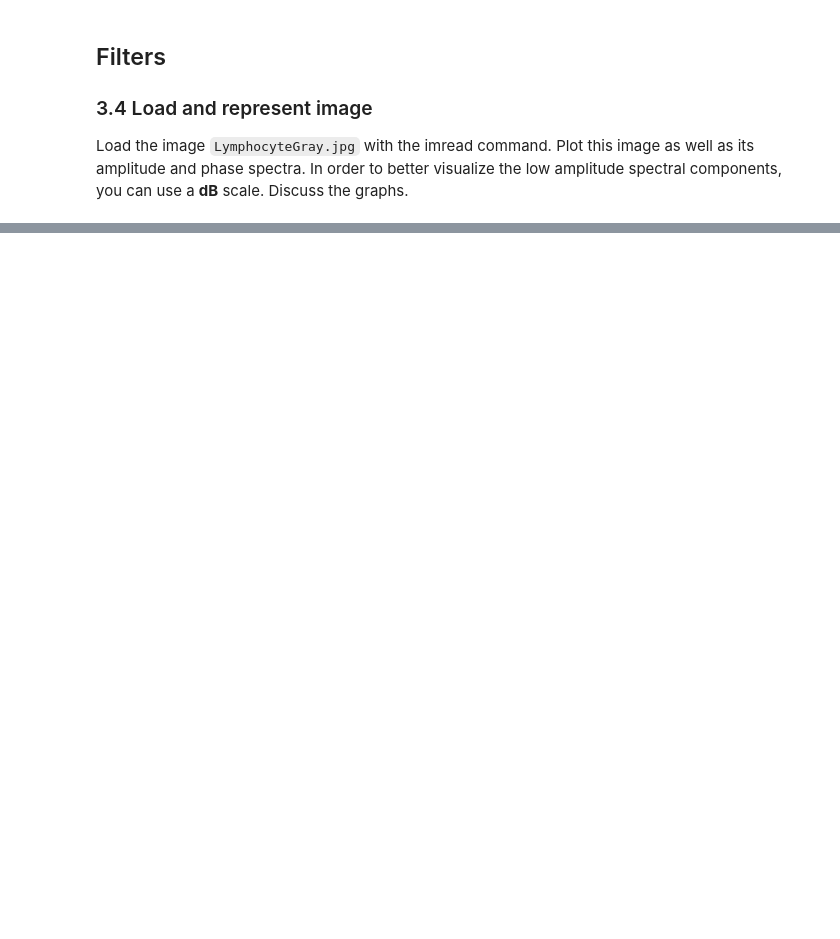
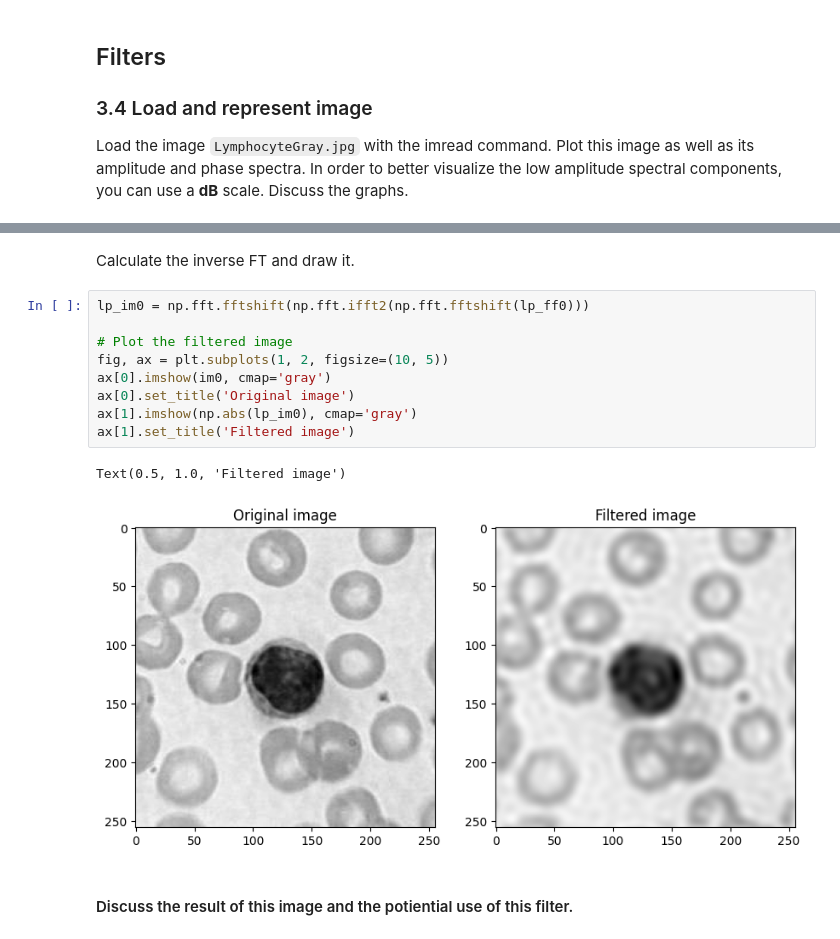
Before and after one commit to Eric-Vidal-hub/Signal-Processing, a Jupyter notebook: 4_filters.ipynb, the cells around one changed output, grey strips where cells are left out. Drawn from its saved outputs; the diff is of its cells as text; blank space fills up the shorter version.

```diff
--- a/4_filters.ipynb
+++ b/4_filters.ipynb
@@ -26,0 +84,16 @@ Text(0.5, 1.0, 'Phase')
+# %% [markdown]
+Calculate the inverse FT and draw it.
+# %%
+lp_im0 = np.fft.fftshift(np.fft.ifft2(np.fft.fftshift(lp_ff0)))
+
+# Plot the filtered image
+fig, ax = plt.subplots(1, 2, figsize=(10, 5))
+ax[0].imshow(im0, cmap='gray')
+ax[0].set_title('Original image')
+ax[1].imshow(np.abs(lp_im0), cmap='gray')
+ax[1].set_title('Filtered image')
+# %% [output]
+Text(0.5, 1.0, 'Filtered image')
+[figure, added]
+# %% [markdown]
+#### Discuss the result of this image and the potiential use of this filter.
```
Also changed, not shown: parts of 34 cells of this notebook.
